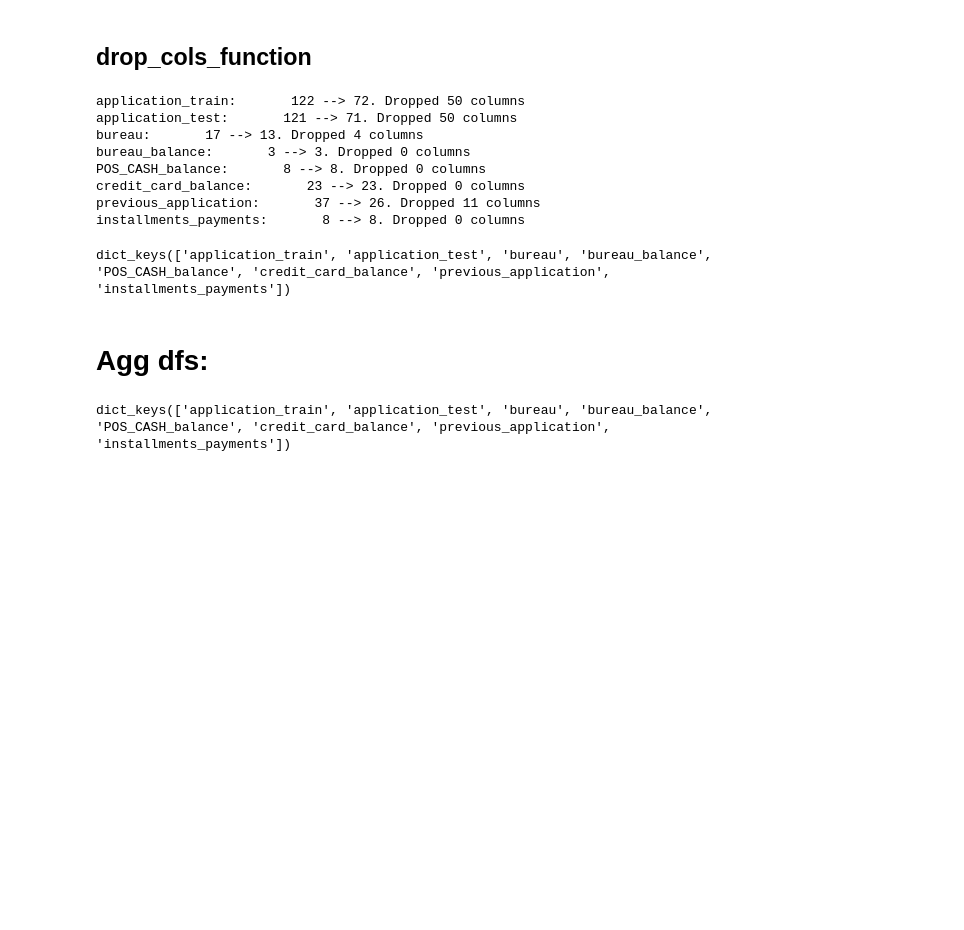
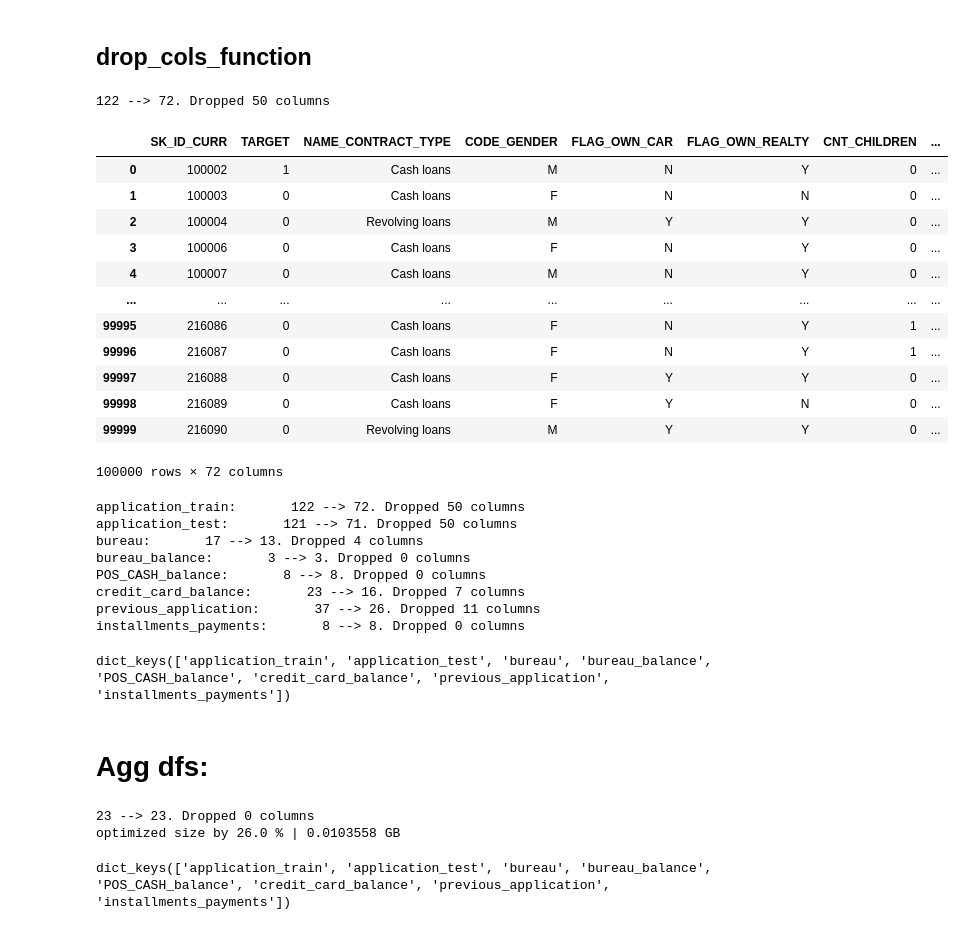
Before and after one commit to chris14jan/hcdr, a Jupyter notebook: notebooks/preprocessing.ipynb, the cells around one changed output. Drawn from its saved outputs; the diff is of its cells as text; code cells hidden in the pictures; blank space fills up the shorter version.

```diff
--- a/notebooks/preprocessing.ipynb
+++ b/notebooks/preprocessing.ipynb
@@ -32,8 +36,36 @@ tables = ["bureau", "bureau_balance", "credit_card_balance", "POS_CASH_balance",
 # Drop Cols from Tables with Majority Missing Data
 # %% [markdown]
 ## drop_cols_function
+# %%
+def drop_missing_cols(df, missing_amt=0.3, verbose=True):
+    """
+    Pass a df.
+    Returns df without columns containing missing data >= missing_amt
+    missing_amt : float 0.0 - 1.0
+    """
+    df_missing_vals=pd.DataFrame((df.isnull().sum()/df.shape[0]).sort_values(ascending=False)).reset_index().rename(columns={"index":"feature", 0:"percent_missing"})
+    drop_cols = list(df_missing_vals[df_missing_vals.percent_missing >= missing_amt].feature.values)#+["FLAG_MOBIL", "FLAG_WORK_PHONE"]
+    df_reduced = df.drop(columns=drop_cols)
+    if verbose:
+        print(f"{df.shape[1]} --> {df_reduced.shape[1]}. Dropped {df.shape[1] - df_reduced.shape[1]} columns")
+    return df_reduced
+# %% [output]
+122 --> 72. Dropped 50 columns
+|  | SK_ID_CURR | TARGET | NAME_CONTRACT_TYPE | CODE_GENDER | FLAG_OWN_CAR | FLAG_OWN_REALTY | CNT_CHILDREN | ... |
+| 0 | 100002 | 1 | Cash loans | M | N | Y | 0 | ... |
+| 1 | 100003 | 0 | Cash loans | F | N | N | 0 | ... |
+| 2 | 100004 | 0 | Revolving loans | M | Y | Y | 0 | ... |
+| 3 | 100006 | 0 | Cash loans | F | N | Y | 0 | ... |
+| 4 | 100007 | 0 | Cash loans | M | N | Y | 0 | ... |
+| ... | ... | ... | ... | ... | ... | ... | ... | ... |
+| 99995 | 216086 | 0 | Cash loans | F | N | Y | 1 | ... |
+| 99996 | 216087 | 0 | Cash loans | F | N | Y | 1 | ... |
+| 99997 | 216088 | 0 | Cash loans | F | Y | Y | 0 | ... |
+| 99998 | 216089 | 0 | Cash loans | F | Y | N | 0 | ... |
+| 99999 | 216090 | 0 | Revolving loans | M | Y | Y | 0 | ... |
+100000 rows × 72 columns
 # %%
-def drop_cols(df_dict, missing_amt=0.3):
+def drop_missing_cols_dict(df_dict, missing_amt=0.3):
     dfs_dropped_missing_vals = {}
     dict_dropped_cols = {}
     for df_keys, df in df_dict.items():
@@ -45,15 +77,15 @@ def drop_cols(df_dict, missing_amt=0.3):
         dfs_dropped_missing_vals[df_keys] = df_temp
     return dfs_dropped_missing_vals
 
-df_dict2 = drop_cols(df_dict, missing_amt=0.3)
-df_dict2.keys()
+df_dict = drop_missing_cols_dict(df_dict, missing_amt=0.3)
+df_dict.keys()
 # %% [output]
 application_train:       122 --> 72. Dropped 50 columns
 application_test:       121 --> 71. Dropped 50 columns
 bureau:       17 --> 13. Dropped 4 columns
 bureau_balance:       3 --> 3. Dropped 0 columns
 POS_CASH_balance:       8 --> 8. Dropped 0 columns
-credit_card_balance:       23 --> 23. Dropped 0 columns
+credit_card_balance:       23 --> 16. Dropped 7 columns
 previous_application:       37 --> 26. Dropped 11 columns
 installments_payments:       8 --> 8. Dropped 0 columns
 dict_keys(['application_train', 'application_test', 'bureau', 'bureau_balance', 'POS_CASH_balance', 'credit_card_balance', 'previous_application', 'installments_payments'])
@@ -67,4 +99,9 @@ dict_keys(['application_train', 'application_test', 'bureau', 'bureau_balance',
 ### TODO ###
 # %% [markdown]
 # Agg dfs:
+# %%
+df_cc_agged = data.df_optimized(preprocess_credit_card_balance_df())
+# %% [output]
+23 --> 23. Dropped 0 columns
+optimized size by 26.0 % | 0.0103558 GB
 # %%
```
Also changed, not shown: parts of 26 cells of this notebook, 6 other files.
